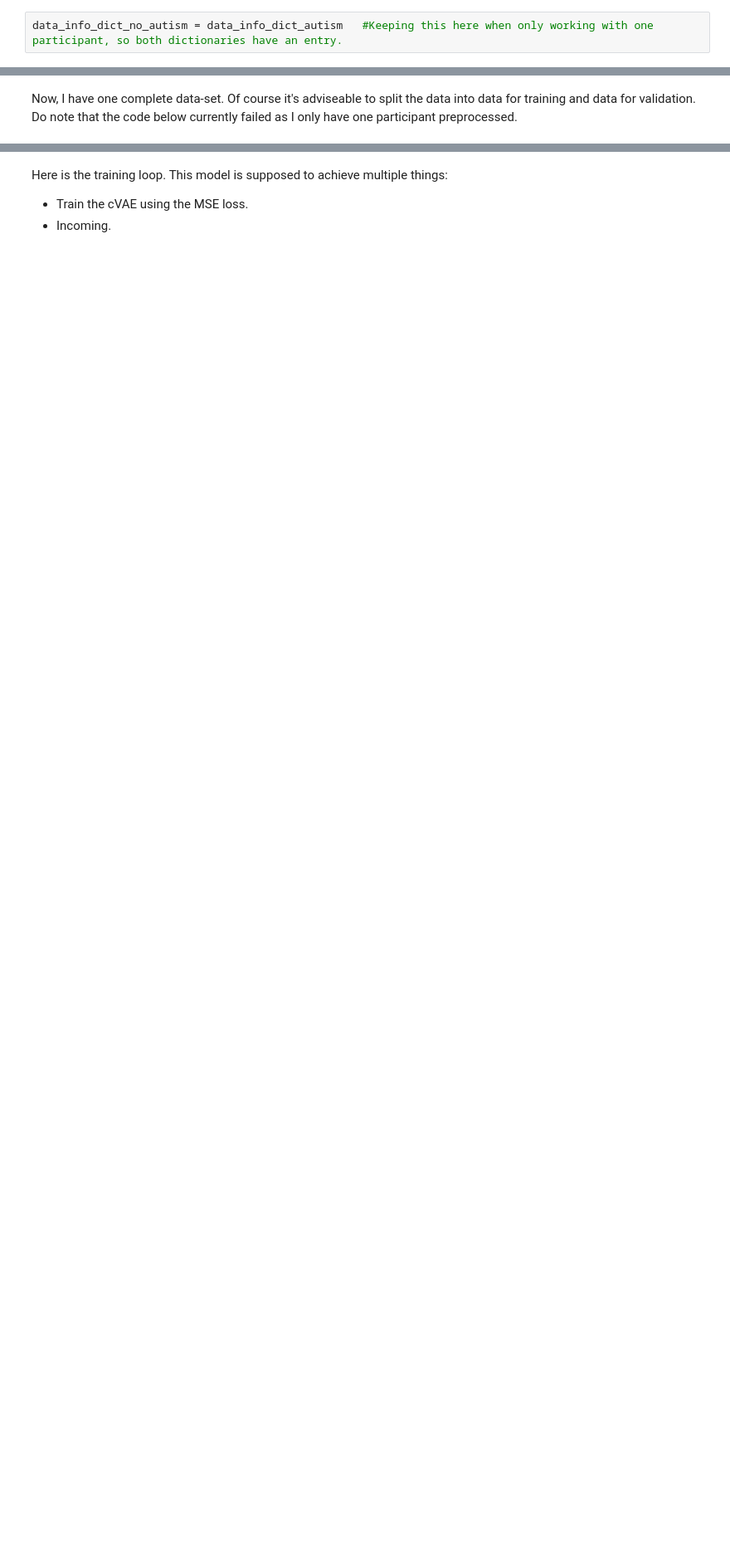
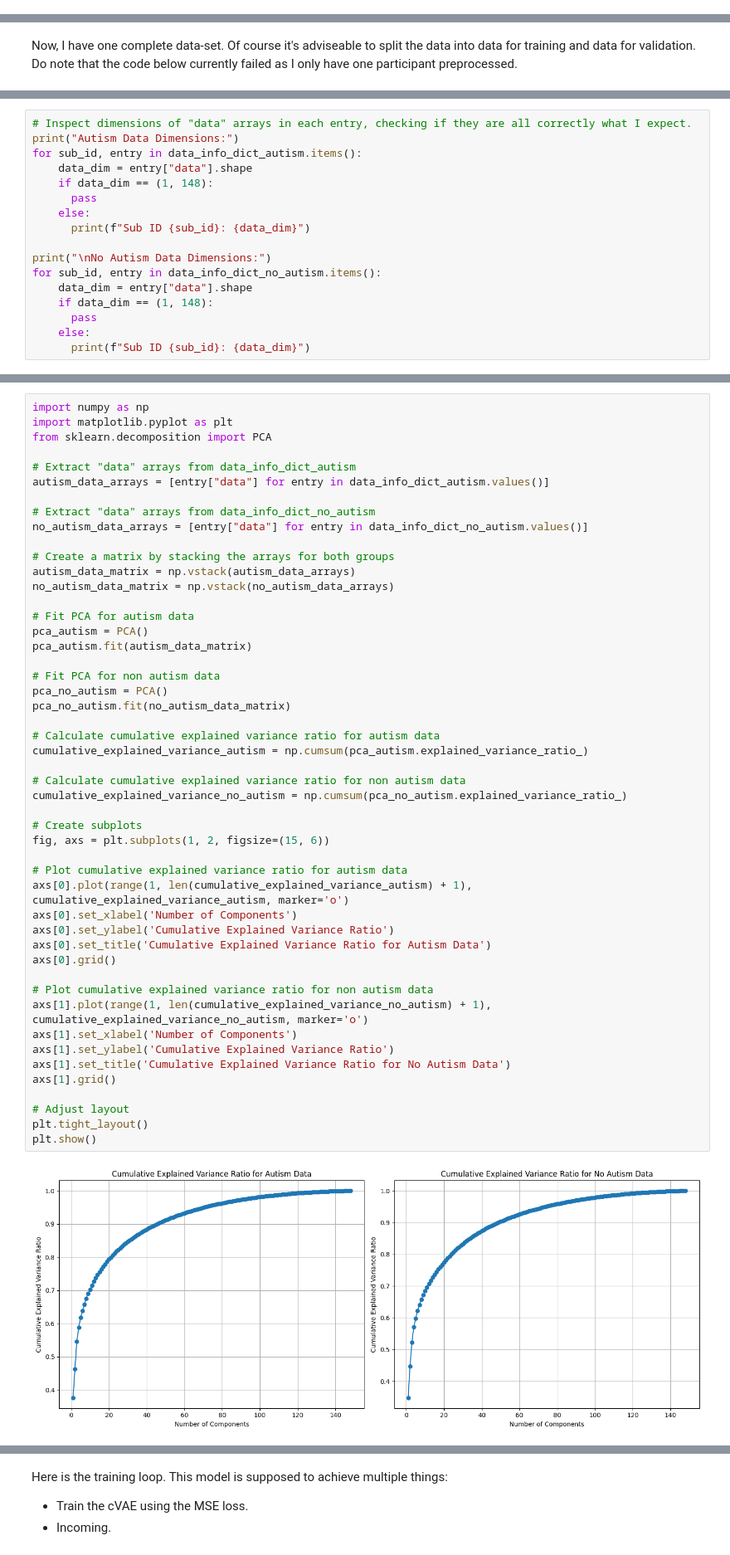
Before and after one commit to tchaase/cVAE_autism, a Jupyter notebook: code/cVAE_autism.ipynb, the cells around one changed output, grey strips where cells are left out. Shown at 83% size. Cells and saved outputs as stored; diff of their text form; blank space fills up the shorter version.

Commit message:
Did a PCA, saved data as a json. Implemented learning rate loop.

```diff
--- a/code/cVAE_autism.ipynb
+++ b/code/cVAE_autism.ipynb
@@ -468,8 +525,6 @@ Now, I also see how many files the dictionaries contain. Does this match with th
       1 apptainer-suid_1.2.0_amd64.deb
       1 apptainer_1.2.0_amd64.deb
       1 96938   .
-# %%
-data_info_dict_no_autism = data_info_dict_autism   #Keeping this here when only working with one participant, so both dictionaries have an entry.
 # %% [markdown]
 Let's check if this all worked:
 # %%
@@ -636,0 +812,17 @@ ValueError: ignored
+# %%
+# Inspect dimensions of "data" arrays in each entry, checking if they are all correctly what I expect.
+print("Autism Data Dimensions:")
+for sub_id, entry in data_info_dict_autism.items():
+    data_dim = entry["data"].shape
+    if data_dim == (1, 148):
+      pass
+    else:
+      print(f"Sub ID {sub_id}: {data_dim}")
+
+print("\nNo Autism Data Dimensions:")
+for sub_id, entry in data_info_dict_no_autism.items():
+    data_dim = entry["data"].shape
+    if data_dim == (1, 148):
+      pass
+    else:
+      print(f"Sub ID {sub_id}: {data_dim}")
@@ -636,0 +835,51 @@ ValueError: ignored
+# %%
+import numpy as np
+import matplotlib.pyplot as plt
+from sklearn.decomposition import PCA
+
+# Extract "data" arrays from data_info_dict_autism
+autism_data_arrays = [entry["data"] for entry in data_info_dict_autism.values()]
+
+# Extract "data" arrays from data_info_dict_no_autism
+no_autism_data_arrays = [entry["data"] for entry in data_info_dict_no_autism.values()]
+
+# Create a matrix by stacking the arrays for both groups
+autism_data_matrix = np.vstack(autism_data_arrays)
+no_autism_data_matrix = np.vstack(no_autism_data_arrays)
+
+# Fit PCA for autism data
+pca_autism = PCA()
+pca_autism.fit(autism_data_matrix)
+
+# Fit PCA for non autism data
+pca_no_autism = PCA()
+pca_no_autism.fit(no_autism_data_matrix)
+
+# Calculate cumulative explained variance ratio for autism data
+cumulative_explained_variance_autism = np.cumsum(pca_autism.explained_variance_ratio_)
+
+# Calculate cumulative explained variance ratio for non autism data
+cumulative_explained_variance_no_autism = np.cumsum(pca_no_autism.explained_variance_ratio_)
+
+# Create subplots
+fig, axs = plt.subplots(1, 2, figsize=(15, 6))
+
+# Plot cumulative explained variance ratio for autism data
+axs[0].plot(range(1, len(cumulative_explained_variance_autism) + 1), cumulative_explained_variance_autism, marker='o')
+axs[0].set_xlabel('Number of Components')
+axs[0].set_ylabel('Cumulative Explained Variance Ratio')
+axs[0].set_title('Cumulative Explained Variance Ratio for Autism Data')
+axs[0].grid()
+
+# Plot cumulative explained variance ratio for non autism data
+axs[1].plot(range(1, len(cumulative_explained_variance_no_autism) + 1), cumulative_explained_variance_no_autism, marker='o')
+axs[1].set_xlabel('Number of Components')
+axs[1].set_ylabel('Cumulative Explained Variance Ratio')
+axs[1].set_title('Cumulative Explained Variance Ratio for No Autism Data')
+axs[1].grid()
+
+# Adjust layout
+plt.tight_layout()
+plt.show()
+# %% [output]
+[figure, added]
```
Also changed, not shown: parts of 34 cells of this notebook.
